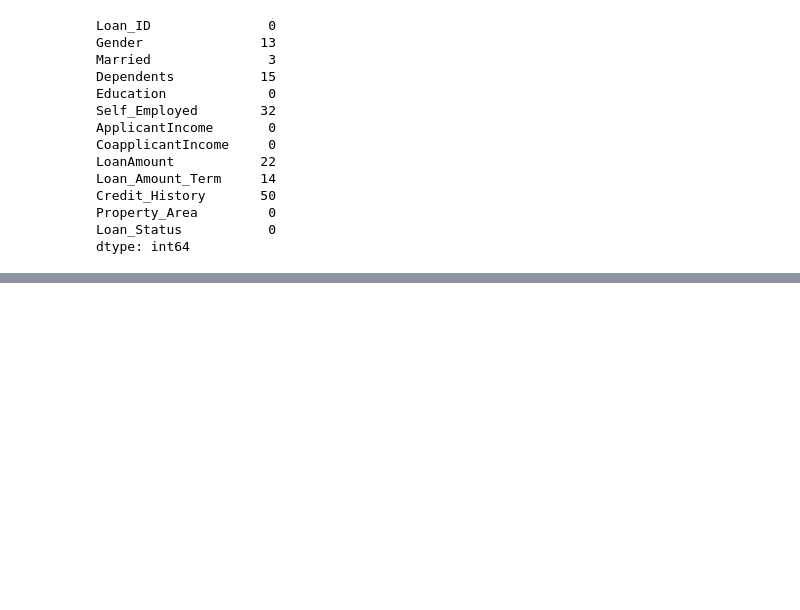
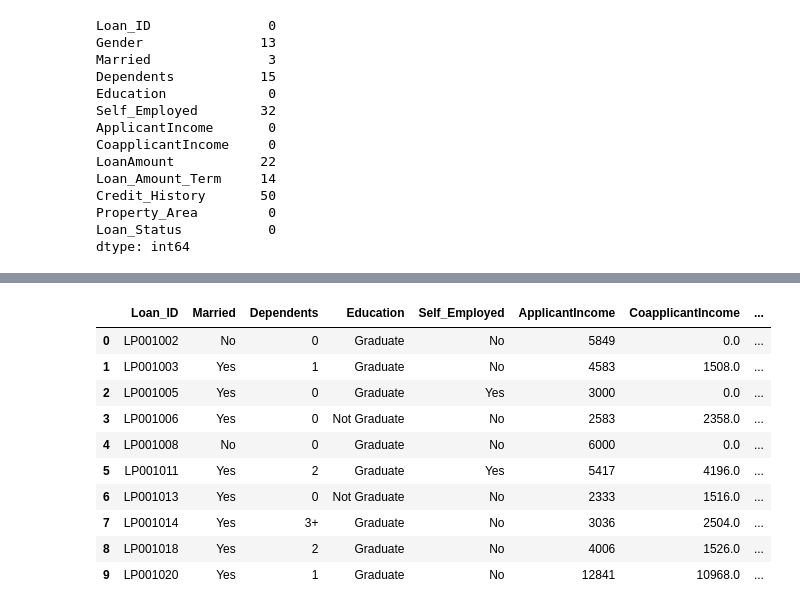
Before and after one commit to saishmohare/Loan_Predictor, a Jupyter notebook: Loan+Predictor (2).ipynb, the cells around one changed output, grey strips where cells are left out. Cells and saved outputs as stored; diff of their text form; code cells hidden in the pictures; blank space fills up the shorter version.

```diff
--- a/Loan+Predictor (1).ipynb
+++ b/Loan+Predictor (2).ipynb
@@ -375,3 +375,5 @@ Credit_History       50
 Property_Area         0
 Loan_Status           0
 dtype: int64
+# %%
+df['LoanAmount']=df['LoanAmount'].transform(lambda x: x.fillna(df['LoanAmount'].median()))
@@ -377,0 +411,2 @@ dtype: int64
+# %%
+df['Loan_Amount_Term']=df['Loan_Amount_Term'].transform(lambda x: x.fillna(df['Loan_Amount_Term'].median()))
@@ -377,0 +430,16 @@ dtype: int64
+# %%
+df=df.drop(['Gender'], axis=1)
+# %%
+df.head(10)
+# %% [output]
+|  | Loan_ID | Married | Dependents | Education | Self_Employed | ApplicantIncome | CoapplicantIncome | ... |
+| 0 | LP001002 | No | 0 | Graduate | No | 5849 | 0.0 | ... |
+| 1 | LP001003 | Yes | 1 | Graduate | No | 4583 | 1508.0 | ... |
+| 2 | LP001005 | Yes | 0 | Graduate | Yes | 3000 | 0.0 | ... |
+| 3 | LP001006 | Yes | 0 | Not Graduate | No | 2583 | 2358.0 | ... |
+| 4 | LP001008 | No | 0 | Graduate | No | 6000 | 0.0 | ... |
+| 5 | LP001011 | Yes | 2 | Graduate | Yes | 5417 | 4196.0 | ... |
+| 6 | LP001013 | Yes | 0 | Not Graduate | No | 2333 | 1516.0 | ... |
+| 7 | LP001014 | Yes | 3+ | Graduate | No | 3036 | 2504.0 | ... |
+| 8 | LP001018 | Yes | 2 | Graduate | No | 4006 | 1526.0 | ... |
+| 9 | LP001020 | Yes | 1 | Graduate | No | 12841 | 10968.0 | ... |
```
Also changed, not shown: parts of 9 cells of this notebook.
